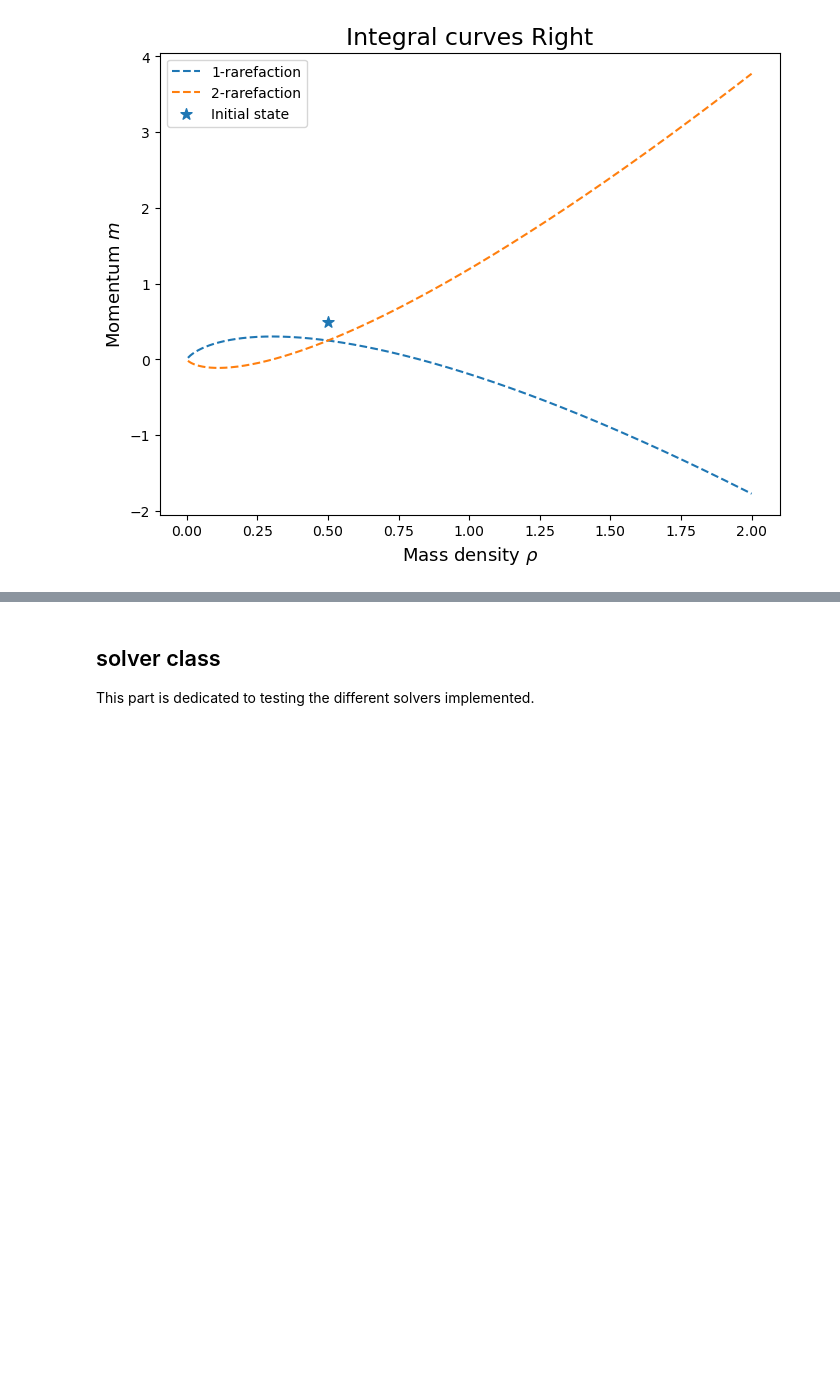
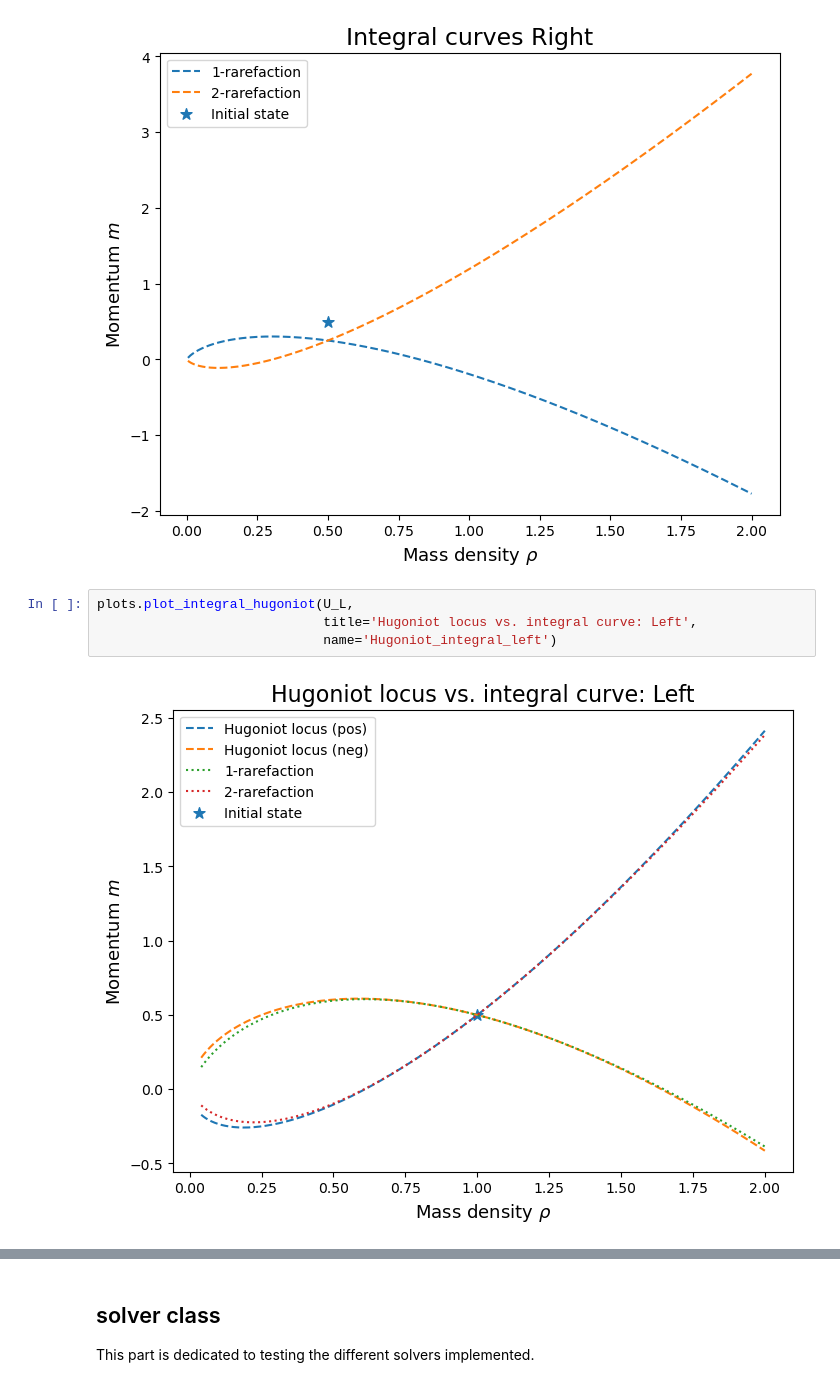
Before and after one commit to BertDepoorter/Individual_CMfAA, a Jupyter notebook: debugging.ipynb, the cells around one changed output, grey strips where cells are left out. Cells and saved outputs as stored; diff of their text form; blank space fills up the shorter version.

```diff
--- a/debugging.ipynb
+++ b/debugging.ipynb
@@ -46,3 +46,9 @@ plots.plot_integral_curves(U_L, title='Integral curves Left')
 plots.plot_integral_curves(U_R, title='Integral curves Right')
 # %% [output]
 [figure]
+# %%
+plots.plot_integral_hugoniot(U_L,
+                             title='Hugoniot locus vs. integral curve: Left',
+                             name='Hugoniot_integral_left')
+# %% [output]
+[figure, added]
```
Also changed, not shown: parts of 2 cells of this notebook, 4 other files.
